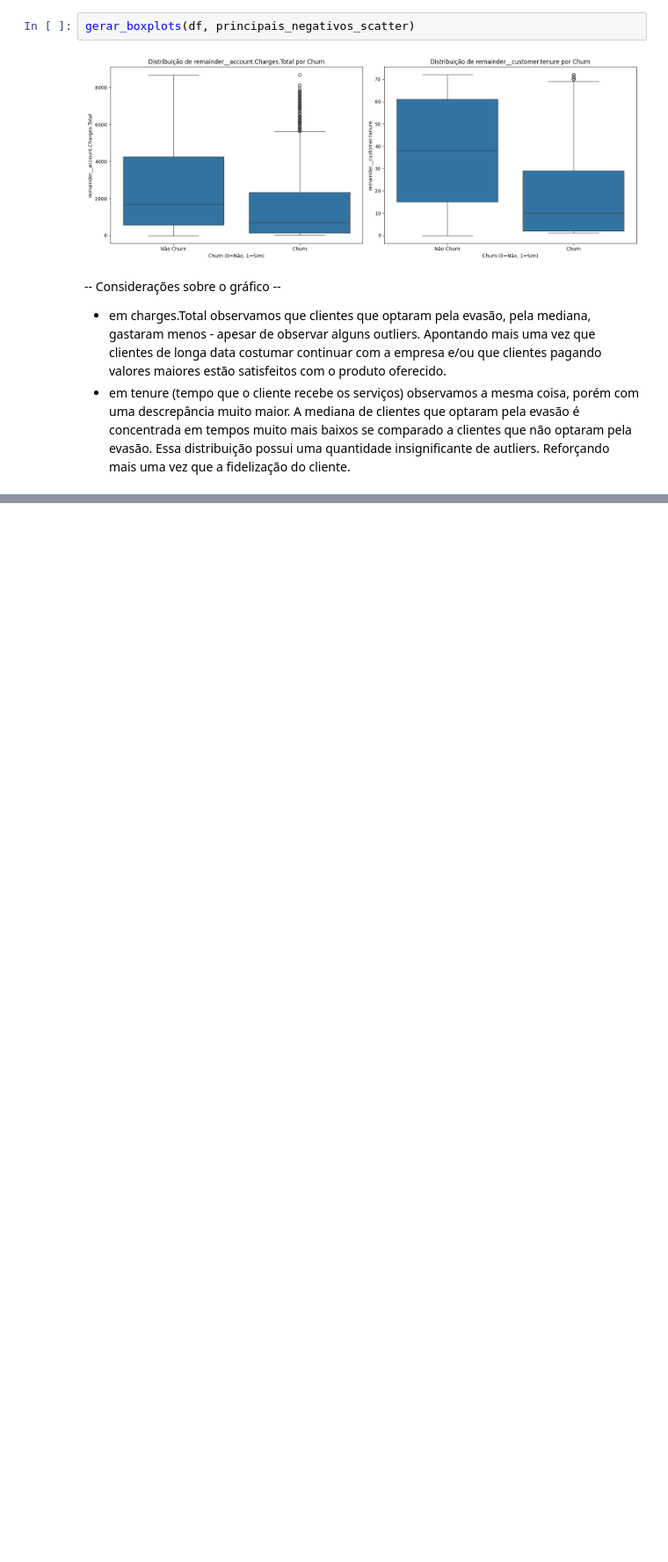
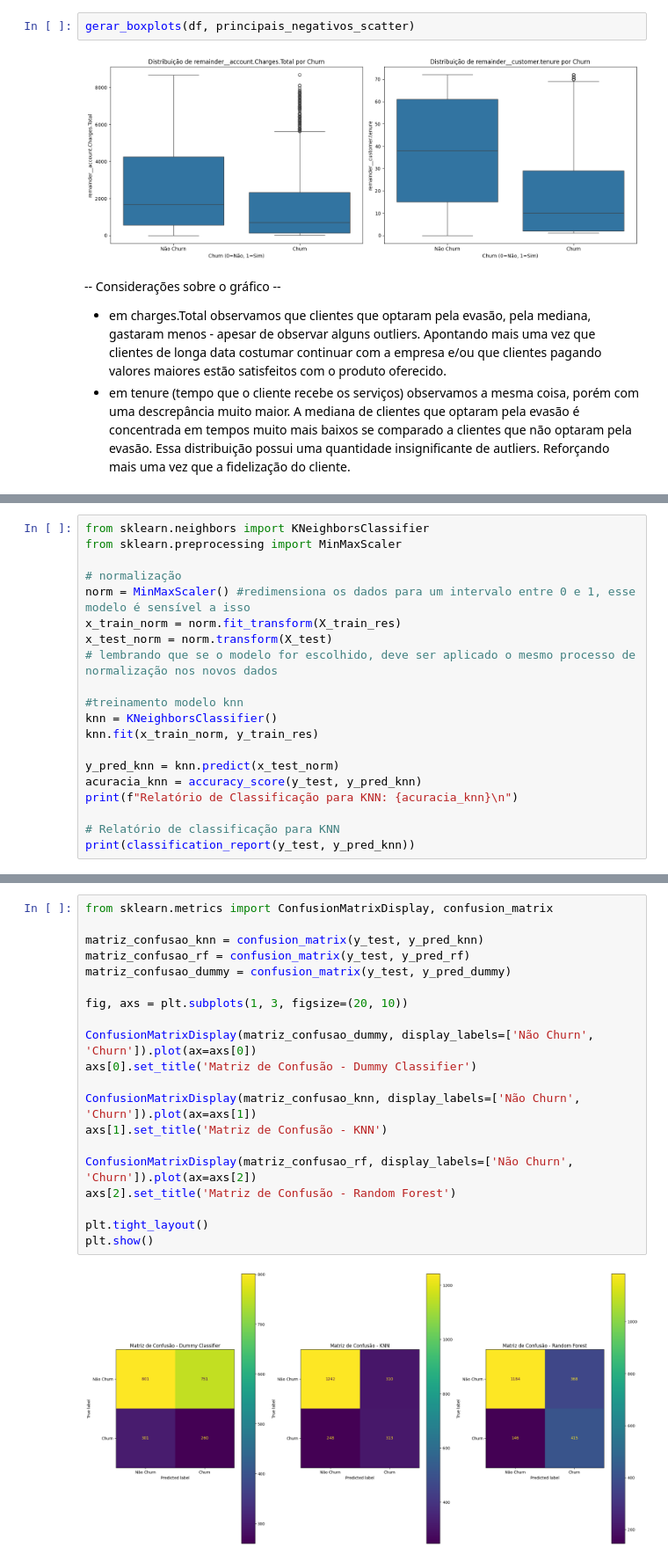
Before and after one commit to nbrasil/TelecomX-ML, a Jupyter notebook: ML/modelos_ml.ipynb, the cells around one changed output, grey strips where cells are left out. Shown at 88% size. Saved outputs shown, nothing was run; the diff lists cells and outputs as text; blank space fills up the shorter version.

Commit message:
finalizando os modelos e criando relatório + readme

```diff
--- a/ML/modelos_ml.ipynb
+++ b/ML/modelos_ml.ipynb
@@ -213,0 +293,20 @@ gerar_boxplots(df, principais_negativos_scatter)
+# %%
+from sklearn.neighbors import KNeighborsClassifier
+from sklearn.preprocessing import MinMaxScaler
+
+# normalização
+norm = MinMaxScaler() #redimensiona os dados para um intervalo entre 0 e 1, esse modelo é sensível a isso
+x_train_norm = norm.fit_transform(X_train_res)
+x_test_norm = norm.transform(X_test)
+# lembrando que se o modelo for escolhido, deve ser aplicado o mesmo processo de normalização nos novos dados
+
+#treinamento modelo knn
+knn = KNeighborsClassifier()
+knn.fit(x_train_norm, y_train_res)
+
+y_pred_knn = knn.predict(x_test_norm)
+acuracia_knn = accuracy_score(y_test, y_pred_knn)
+print(f"Relatório de Classificação para KNN: {acuracia_knn}\n")
+
+# Relatório de classificação para KNN
+print(classification_report(y_test, y_pred_knn))
@@ -213,0 +326,22 @@ gerar_boxplots(df, principais_negativos_scatter)
+# %%
+from sklearn.metrics import ConfusionMatrixDisplay, confusion_matrix
+
+matriz_confusao_knn = confusion_matrix(y_test, y_pred_knn)
+matriz_confusao_rf = confusion_matrix(y_test, y_pred_rf)
+matriz_confusao_dummy = confusion_matrix(y_test, y_pred_dummy)
+
+fig, axs = plt.subplots(1, 3, figsize=(20, 10))
+
+ConfusionMatrixDisplay(matriz_confusao_dummy, display_labels=['Não Churn', 'Churn']).plot(ax=axs[0])
+axs[0].set_title('Matriz de Confusão - Dummy Classifier')
+
+ConfusionMatrixDisplay(matriz_confusao_knn, display_labels=['Não Churn', 'Churn']).plot(ax=axs[1])
+axs[1].set_title('Matriz de Confusão - KNN')
+
+ConfusionMatrixDisplay(matriz_confusao_rf, display_labels=['Não Churn', 'Churn']).plot(ax=axs[2])
+axs[2].set_title('Matriz de Confusão - Random Forest')
+
+plt.tight_layout()
+plt.show()
+# %% [output]
+[figure, added]
```
Also changed, not shown: parts of 32 cells of this notebook, 4 other files.
